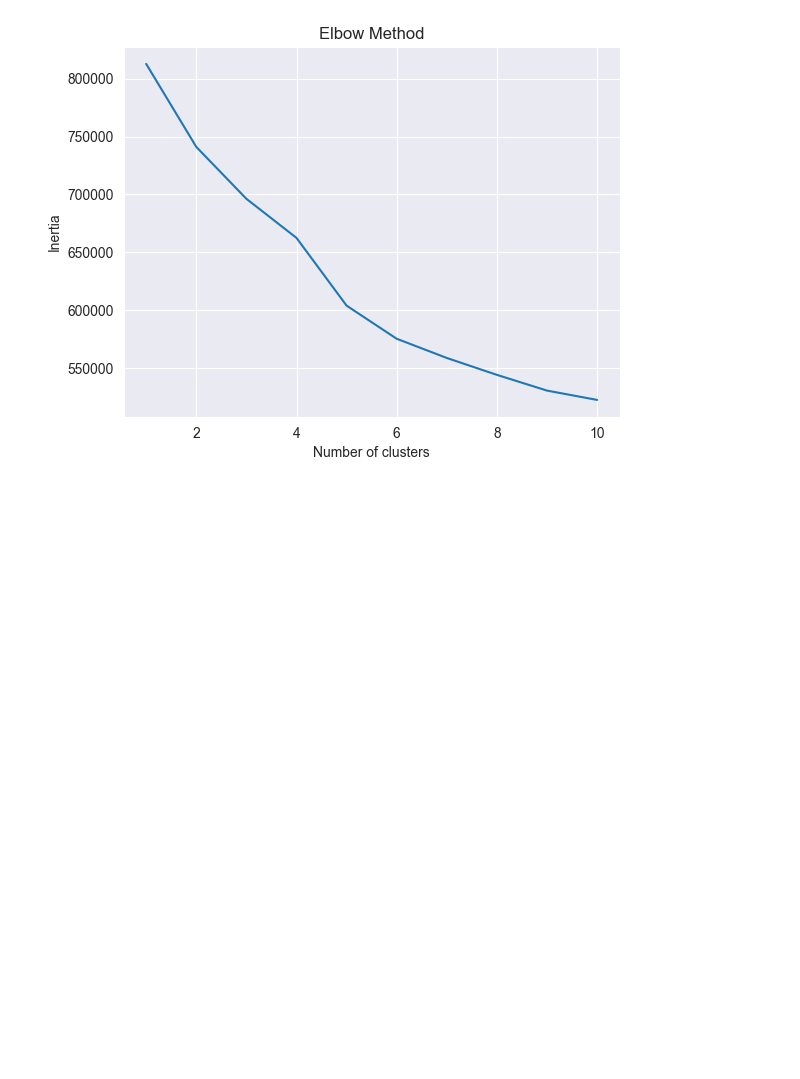
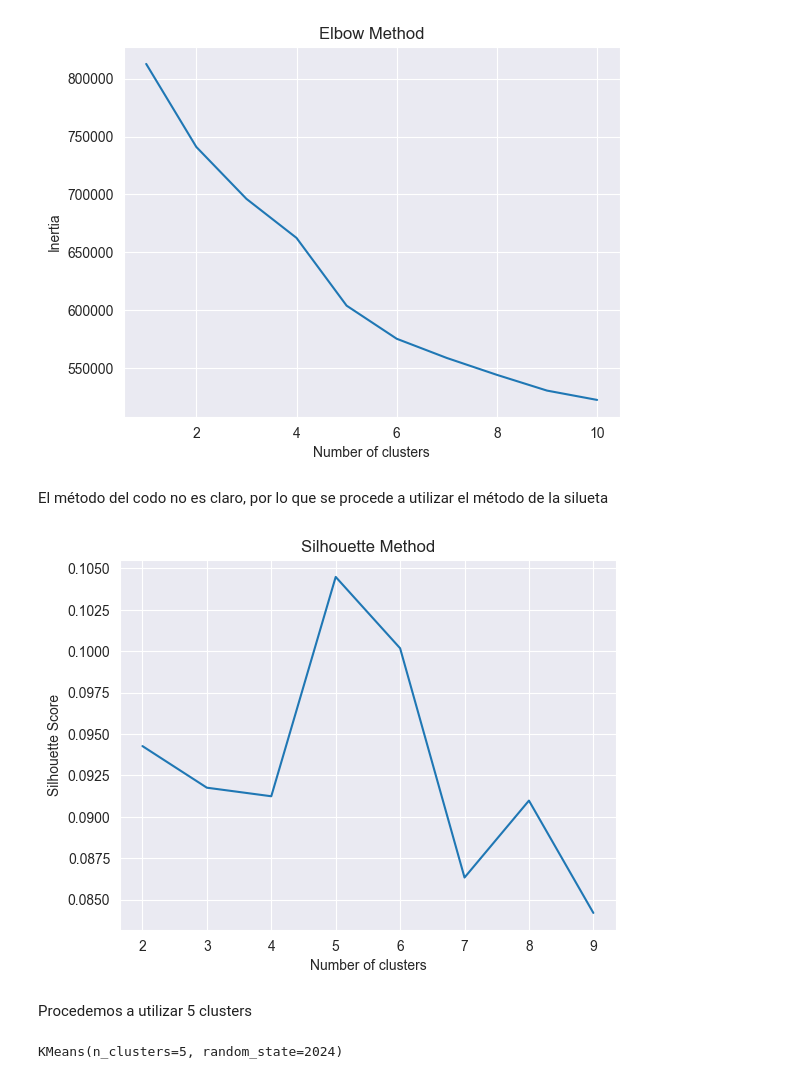
Before and after one commit to FranzCastillo/DM-Car-Incidents-in-GT-Analysis, a Jupyter notebook: Analysis.ipynb, the cells around one changed output. Drawn from its saved outputs; the diff is of its cells as text; code cells hidden in the pictures; blank space fills up the shorter version.

```diff
--- a/Analysis.ipynb
+++ b/Analysis.ipynb
@@ -465,3 +465,28 @@ plt.ylabel('Inertia')
 plt.show()
 # %% [output]
 [figure]
+# %% [markdown]
+El método del codo no es claro, por lo que se procede a utilizar el método de la silueta
+# %%
+from sklearn.metrics import silhouette_score
+
+silhouette = []
+for i in range(2, 10):
+    kmeans = KMeans(n_clusters=i, random_state=seed)
+    kmeans.fit(scaled_df)
+    silhouette.append(silhouette_score(scaled_df, kmeans.labels_))
+
+plt.plot(range(2, 10), silhouette)
+plt.title('Silhouette Method')
+plt.xlabel('Number of clusters')
+plt.ylabel('Silhouette Score')
+plt.show()
+# %% [output]
+[figure, added]
+# %% [markdown]
+Procedemos a utilizar 5 clusters
+# %%
+kmeans = KMeans(n_clusters=5, random_state=seed)
+kmeans.fit(scaled_df)
+# %% [output]
+KMeans(n_clusters=5, random_state=2024)
```
Also changed, not shown: parts of 4 cells of this notebook.
